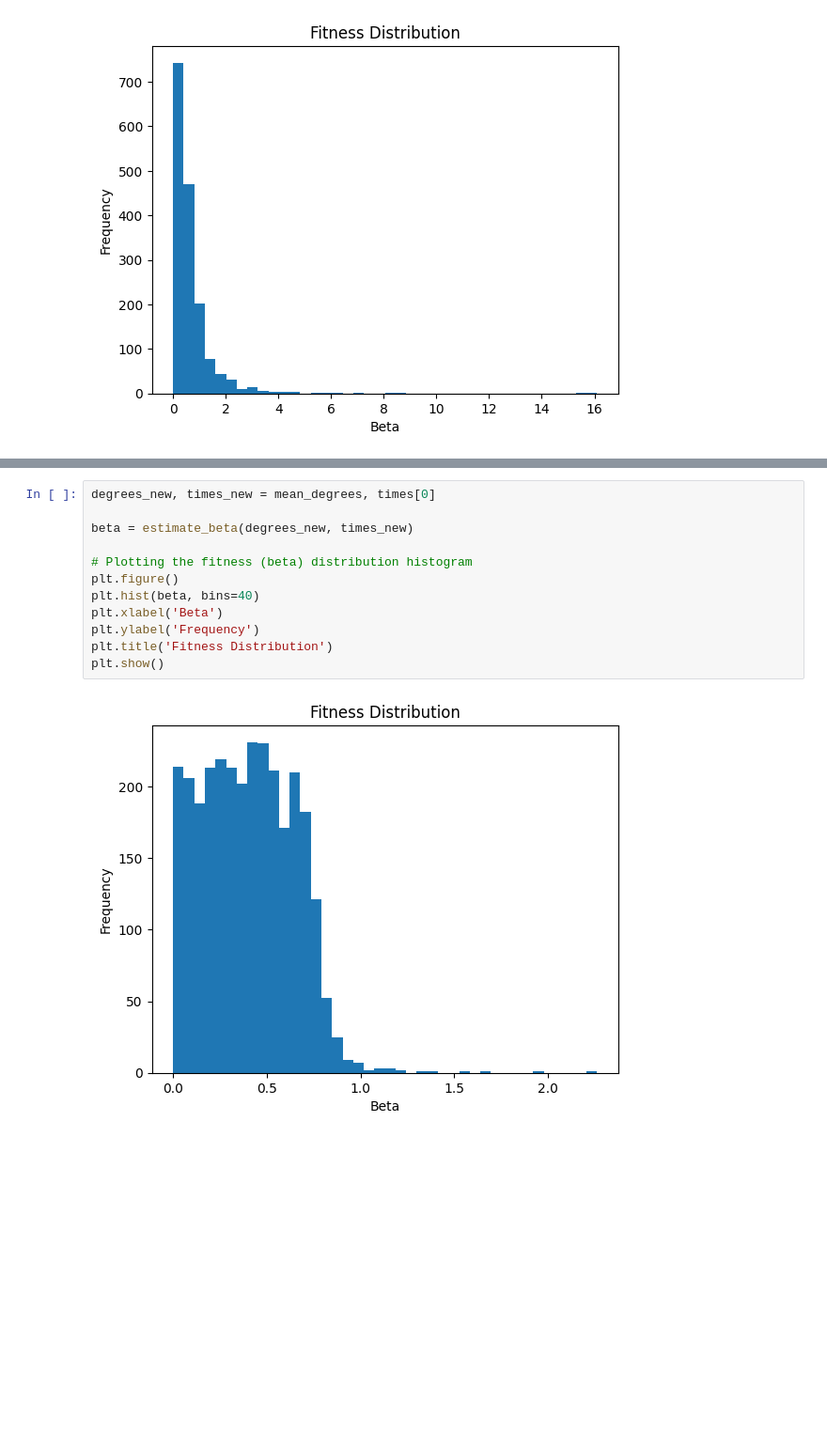
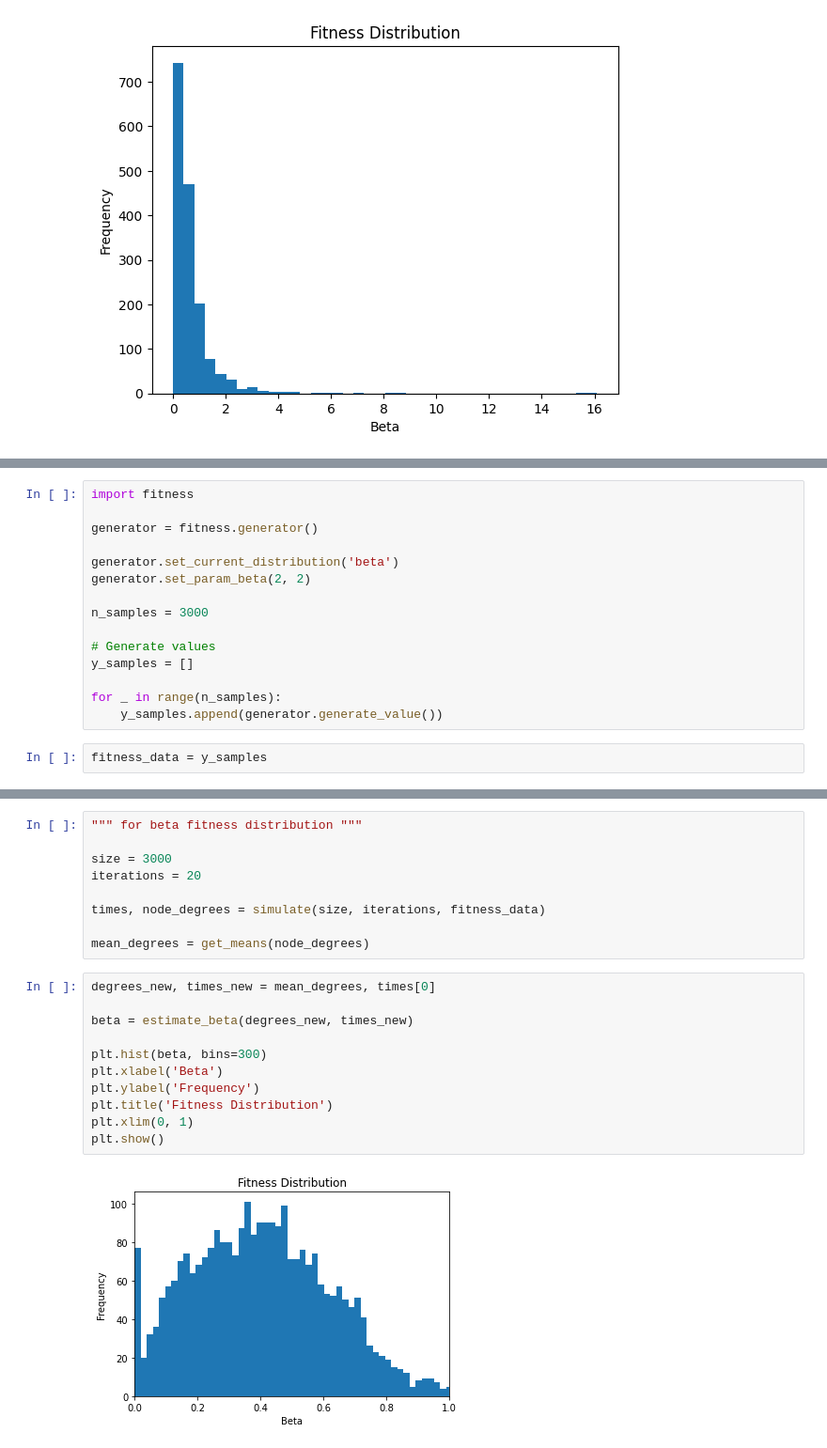
Before and after one commit to AaronDC60/Bianconi_Barabasi, a Jupyter notebook: code/fitness_estimation.ipynb, the cells around one changed output, grey strips where cells are left out. Shown at 94% size. Cells and saved outputs as stored; diff of their text form; blank space fills up the shorter version.

```diff
--- a/code/fitness_estimation.ipynb
+++ b/code/fitness_estimation.ipynb
@@ -137,0 +201,17 @@ mean_degrees = get_means(node_degrees)
+# %%
+import fitness
+
+generator = fitness.generator()
+
+generator.set_current_distribution('beta')
+generator.set_param_beta(2, 2)
+
+n_samples = 3000
+
+# Generate values
+y_samples = []
+
+for _ in range(n_samples):
+    y_samples.append(generator.generate_value())
+# %%
+fitness_data = y_samples
@@ -138,14 +235,22 @@ mean_degrees = get_means(node_degrees)
+# %%
+""" for beta fitness distribution """
+
+size = 3000
+iterations = 20
+
+times, node_degrees = simulate(size, iterations, fitness_data)
+
+mean_degrees = get_means(node_degrees)
 # %%
 degrees_new, times_new = mean_degrees, times[0]
 
 beta = estimate_beta(degrees_new, times_new)
 
-# Plotting the fitness (beta) distribution histogram
-plt.figure()
-plt.hist(beta, bins=40)
+plt.hist(beta, bins=300)
 plt.xlabel('Beta')
 plt.ylabel('Frequency')
 plt.title('Fitness Distribution')
+plt.xlim(0, 1)
 plt.show()
 # %% [output]
-[figure, old version]
+[figure, new version]
```
Also changed, not shown: parts of 13 cells of this notebook.
